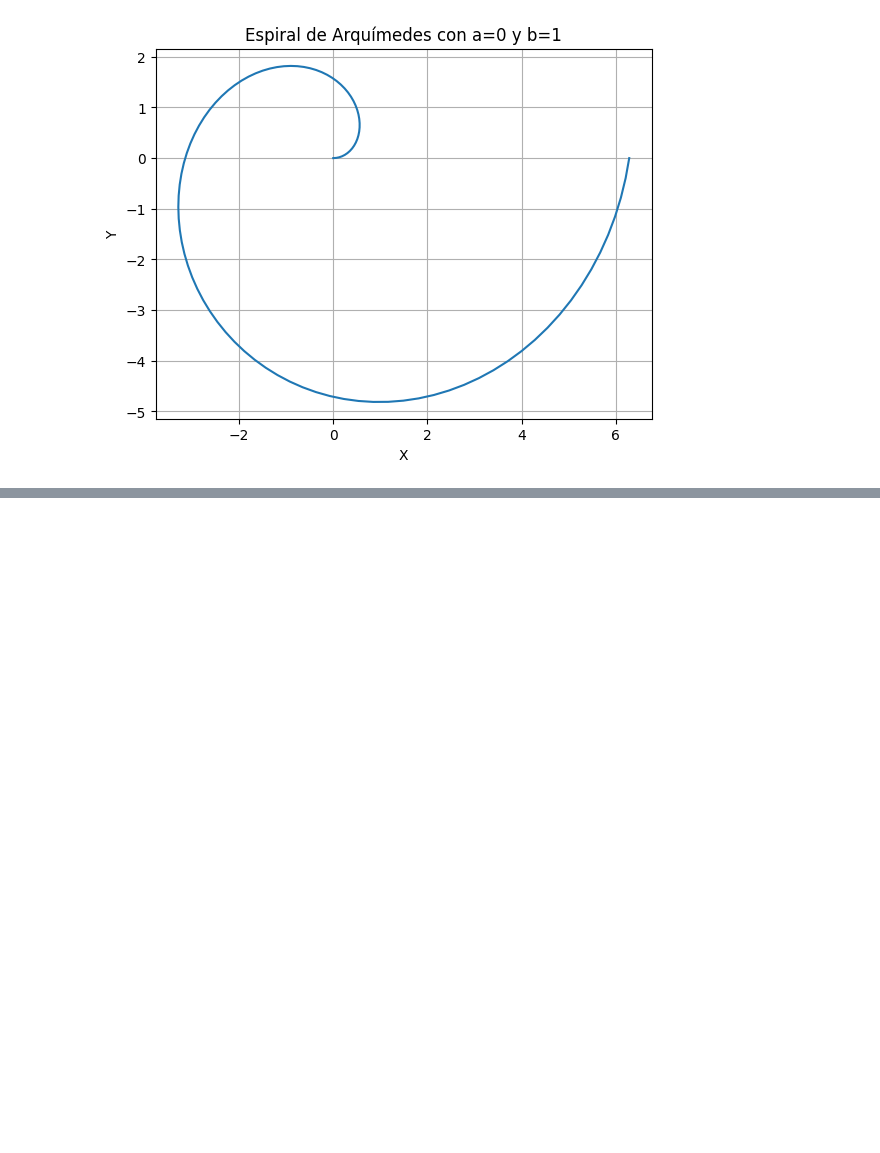
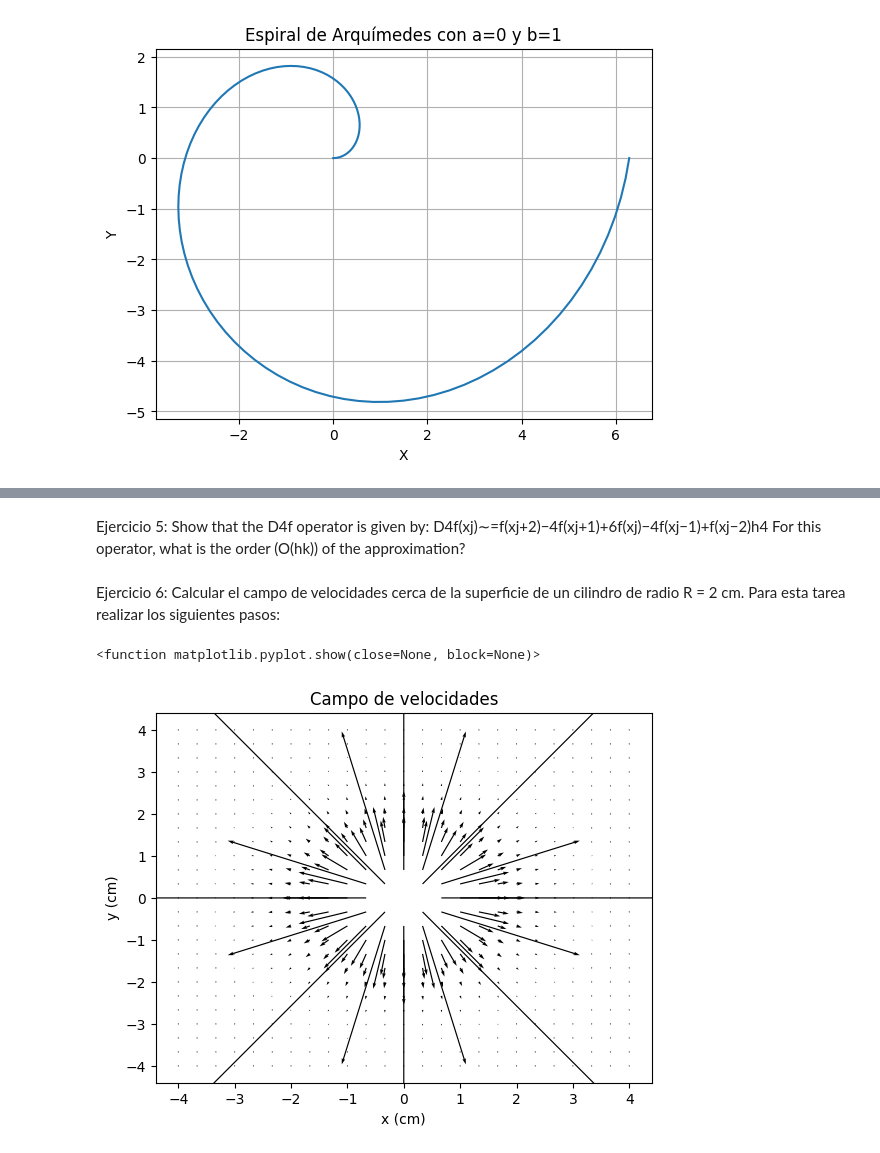
Before and after one commit to ampereapescador/MetodosI_AnaPerea_JuanGomez, a Jupyter notebook: Tarea1.ipynb, the cells around one changed output, grey strips where cells are left out. Saved outputs shown, nothing was run; the diff lists cells and outputs as text; code cells hidden in the pictures; blank space fills up the shorter version.

Commit message:
Desarrollo ejercicios T1

```diff
--- a/Tarea1.ipynb
+++ b/Tarea1.ipynb
@@ -291,0 +326,37 @@ plt.show()
+# %% [markdown]
+Ejercicio 5: Show that the
+D4f
+operator is given by:
+D4f(xj)∼=f(xj+2)−4f(xj+1)+6f(xj)−4f(xj−1)+f(xj−2)h4
+For this operator, what is the order
+(O(hk))
+of the approximation?
+# %% [markdown]
+Ejercicio 6: Calcular el campo de velocidades cerca de la superficie de un cilindro de radio R = 2 cm. Para esta tarea realizar los siguientes pasos:
+# %%
+#a) Definir una discretización en los ejes x e y, donde la región es: A ∈ [−4,4] con 25 puntos en cada eje
+x = np.linspace(-4,4, 25)
+y = np.linspace(-4, 4, 25)
+X, Y = np.meshgrid(x,y)
+# %%
+#b) Definir la función potencial del flujo dada por: φ(x,y)=Vx(1−R2x2+y2)  donde V = 2cm/s
+V = 2
+R = 2
+φ = V*(1 - (R**2)/(X**2 + Y**2))
+# %%
+#c) Calcule y guarde adecuadamente el campo de velocidades usando la definición de derivada parcial central como: vx=∂φ∂x  vy=−∂φ∂y
+dx = x[1] - x[0]
+dy = y[1] - y[0]
+Vx = np.gradient(φ, dx, axis=1)
+Vy = np.gradient(φ, y, axis=0)
+# %%
+#d) Dibuje el campo de velocidades usando el método: ax.quiver(x[i],y[j],Vx[i,j],Vy[i,j]).
+fig, ax = plt.subplots()
+ax.quiver(X, Y, Vx, Vy)
+ax.set_title('Campo de velocidades')
+ax.set_xlabel('x (cm)')
+ax.set_ylabel('y (cm)')
+plt.show
+# %% [output]
+<function matplotlib.pyplot.show(close=None, block=None)>
+[figure, added]
```
Also changed, not shown: parts of 3 cells of this notebook.
